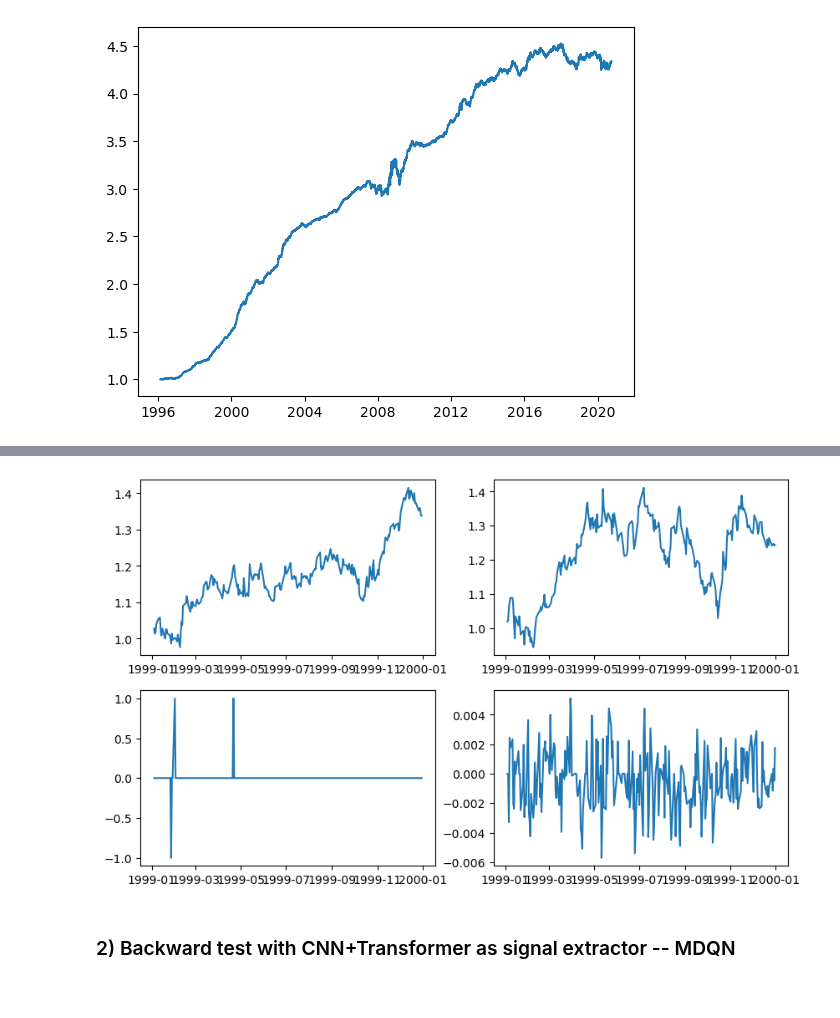
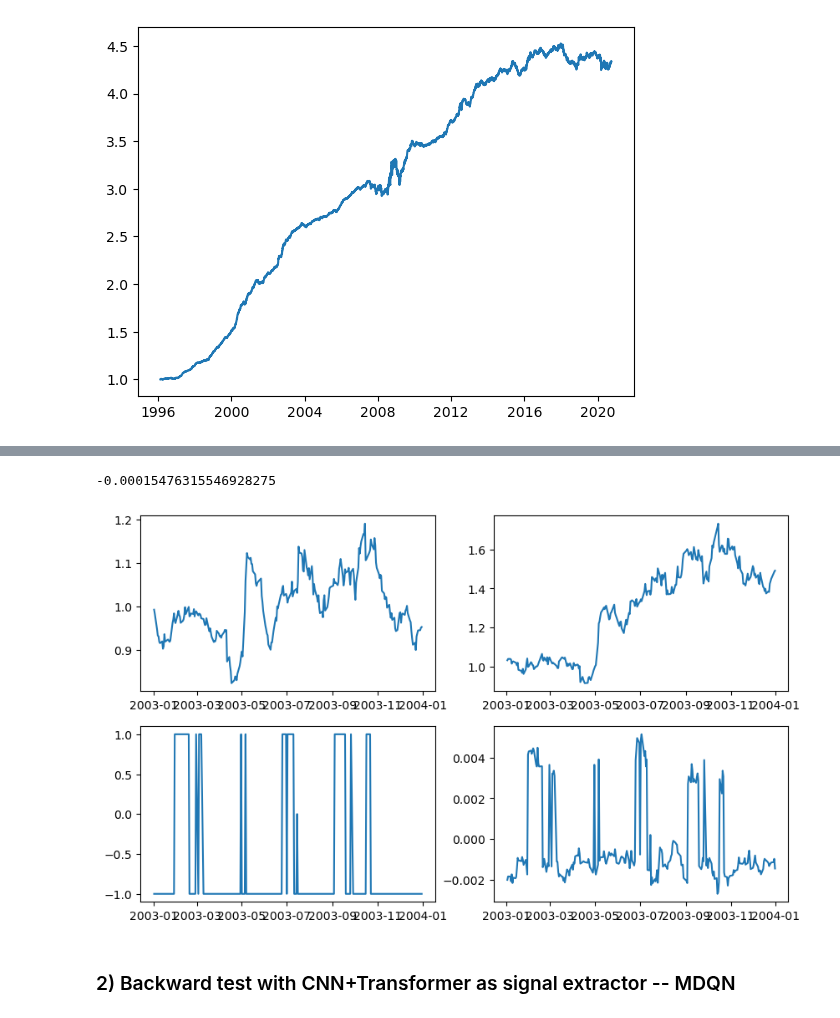
Before and after one commit to quintengeerts2000/MasterThesis-DRL_applications_to_stat_arb, a Jupyter notebook: empirical_analysis/RL_trading_tests.ipynb, the cells around one changed output, grey strips where cells are left out. Saved outputs shown, nothing was run; the diff lists cells and outputs as text; code cells hidden in the pictures.

```diff
--- a/empirical_analysis/RL_trading_tests.ipynb
+++ b/empirical_analysis/RL_trading_tests.ipynb
@@ -28,7 +28,7 @@ from TD3 import ReplayBuffer_TD3, TD3
 Current directory: /Users/quintengeerts/Desktop/master thesis/stat_arb_thesis/empirical_analysis
 # %%
 # USE THE DATASET FROM WHARTON RESEARCH DATA SERVICES
-filename = 'wrds_returns_data.csv'
+filename = 'wrds_daily_returns.csv'
 if os.path.exists(filename):
     price_df = pd.read_csv(filename)
     price_df.set_index('date', inplace=True)
@@ -276,15 +249,16 @@ agent = M_DQN_Agent(state_size=state_size,
 ##########################
 
 MINIMUM_BUFFER  = 5000      # minimum amount of experiences before the DRL agent starts learning
-EPISODE_LENGTH  = 25       # episode length, only used for telling when to show the performance
+EPISODE_LENGTH  = 25        # episode length, only used for telling when to show the performance
 LOOKBACK_WINDOW = 252       # lookback window used for the PCA estimation
 LOADING_WINDOW  = 60        # last 30 values are used to create the loadings for the factor model
-FACTORS         = 5         # the amount of factors used in the factor model
+FACTORS         = 10        # the amount of factors used in the factor model
 SIGNAL_WINDOW   = 30        # the length of the window used for extracting the signal
 TRANS_COST      = 0.0005    # transaction cost for changes in the portfolio
 SHORT_COST      = 0.0001    # cost of keeping a short position open
 WARMUP_TIME     = 0         # time needed to run the factor models before starting the strategy
 RETRAIN_EVERY   = 250       # time before the feature extractor is retrained on new data
+REBALANCE_FREQ  = 1
 
 env = TradingEnvironment(financial_dataset=price_df.dropna(axis=0, thresh=300),
                         residual_generator=PCA,
@@ -295,7 +269,8 @@ env = TradingEnvironment(financial_dataset=price_df.dropna(axis=0, thresh=300),
                         factors=FACTORS,
                         transaction_costs=TRANS_COST,
                         short_cost=SHORT_COST,
-                        add_alloc=ALLOCATION_INCLUDED)
+                        add_alloc=ALLOCATION_INCLUDED,
+                        rebalance_every=REBALANCE_FREQ)
 
 signal_extractor = FourierExtractor(add_alloc=ALLOCATION_INCLUDED, signal_window=SIGNAL_WINDOW)
 
@@ -359,7 +334,7 @@ for frame in range(1, frames+1):
     features  = next_state[env.tradeable_tickers].values.T
     features = signal_extractor.extract(features)
 
-    score *= (env.p_l + 1)
+    score *= (reward.mean(axis=1).item() + 1)
     # linear annealing to the min epsilon value until eps_frames and from there slowly decease epsilon to 0 until the end of training
     if eps_fixed == False:
         if frame < eps_frames:
@@ -374,7 +349,7 @@ for frame in range(1, frames+1):
         output_history.append(np.mean(scores_window))
         clear_output(True)
         env.evaluate_performance()
-        print('\rEpisode {}\tFrame {} \tAverage Score: {:.2f}'.format(i_episode, frame, np.mean(scores_window)), end="")
+        print('\rEpisode {}\tFrame {} \tAverage Score: {:.5f}'.format(i_episode, frame, np.mean(scores_window)), end="")
         plt.plot((env.total_pl.dropna() + 1).cumprod())
         plt.show()
         i_episode +=1
@@ -386,22 +363,26 @@ AssertionError: can't calculate fourier transform for more than the input amount
+# %%
+reward.mean(axis=1).item()
+# %% [output]
+-0.00015476315546928275
 # %%
 laatste allocatie toevoegen aan state!
 # %%
-stock = 'JPM'
-begin = dt.datetime(1999,1,1)
-end   = dt.datetime(2000,1,1)
+stock = 'AAPL'
+begin = dt.datetime(2003,1,1)
+end   = dt.datetime(2004,1,1)
 residual_test = (env.res_rets.loc[begin:end,stock]+1).cumprod()
 alloc_test    = env.res_alloc.loc[begin:end,stock]
 fig, ax  = plt.subplots(2,2,figsize=(10,6))
 ax[0,0].plot(residual_test)
 ax[1,0].plot(alloc_test)
 
 alloc_test    = env.asset_alloc.loc[begin:end,stock]
 residual_test = (env.data.loc[begin:end,stock]+1).cumprod()
 ax[0,1].plot(residual_test)
 ax[1,1].plot(alloc_test)
 fig.show()
 # %% [output]
-[figure, old version]
+[figure, new version]
 # %%
 waarom allemaal dezelfde allocation?
 # %% [markdown]
```
Also changed, not shown: parts of 14 cells of this notebook, 7 other files.
